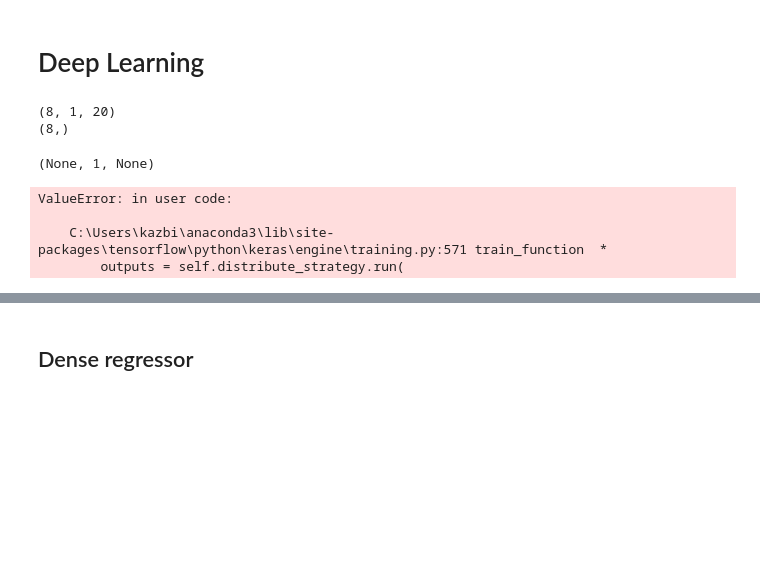
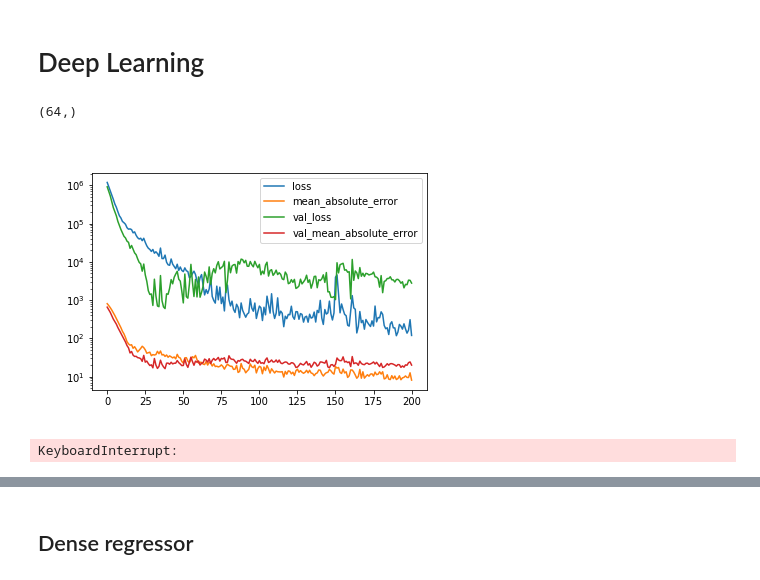
Before and after one commit to elda27/RegressionBenchmark, a Jupyter notebook: HousePriceRegression.ipynb, the cells around one changed output, grey strips where cells are left out. Saved outputs shown, nothing was run; the diff lists cells and outputs as text; code cells hidden in the pictures; blank space fills up the shorter version.

```diff
--- a/HousePriceRegression.ipynb
+++ b/HousePriceRegression.ipynb
@@ -131,7 +131,7 @@ if indices_file.exists():
     with open(indices_file, 'rb') as fp:
         indices = pickle.load(fp)
 else:
-    inds = np.arange(len(train_df))
+    inds = np.arange(len(orig_train_df))
     kfold = KFold(KFOLD)
     for train_indices, test_indices in kfold.split(inds):
         train_indices, valid_indices = train_test_split(train_indices, train_size=0.8)
@@ -363,6 +363,7 @@ class ResidualDense(tf.keras.Model):
         self.bn2 = tf.keras.layers.BatchNormalization()
         self.d2 = tf.keras.layers.Dense(units, **kwargs)
         self.activation = activation
+
     @tf.function
     def call(self, x, training=True):
         y = self.activation(self.d1(self.bn1(x, training=training), training=training))
@@ -472,17 +473,19 @@ class SelfAttentionRegression(tf.keras.Model):
         self.d1 = tf.keras.layers.Dense(output_dim, activation=None)
         self.output_dim = output_dim
 
+    @tf.function
     def call(self, x, training=True, mask=None):
-        x = tf.reshape(x, (tf.shape(x)[0], 1, -1))
-        print(x.shape)
+#         print(x.shape)
         x = self.d0(x)
         for mha, dropout, normalize in zip(self.attention_layers, self.dropouts, self.normalizes):
             attn_output, _ = mha(x, x, x, mask)  # (batch_size, input_seq_len, d_model)
             attn_output = dropout(attn_output, training=training)
             x = normalize(x + attn_output)  # (batch_size, input_seq_len, d_model)
+#             print(x.shape, attn_output.shape)
 
         x = self.d1(x)
-        return tf.reshape(x, (-1, ))
+#         print(x.shape)
+        return tf.squeeze(x)
 
 
 class PlotCallback(tf.keras.callbacks.Callback):
@@ -515,66 +518,78 @@ class PlotCallback(tf.keras.callbacks.Callback):
         clear_output(wait=True)
         display_png(Image(self.byte_image))
 test_model = SelfAttentionRegression(1, n_layers=4, d_model=256)
-print(test_model(tf.random.uniform((8, 20))).shape)
+print(test_model(tf.random.uniform((64, 1, 20))).shape)
 # %% [output]
-(8, 1, 20)
-(8,)
+(64,)
 # %%
 models = []
 output_dir = Path('loss_dense_net')
 output_dir.mkdir(exist_ok=True)
+
+# 'dense', 'resnet', 'attention'
+mode = 'resnet'
+
 
 def make_tf_dataset(xs_df, ys_df):
     return tf.data.Dataset.from_tensor_slices(
         make_tuple_dataset(xs_df, ys_df)
     ).shuffle(buffer_size=len(xs_df)) \
       .batch(64)
+
 def make_tuple_dataset(xs_df, ys_df):
-    return (
-        xs_df.to_numpy().astype(np.float32),
-        ys_df.to_numpy().astype(np.float32)
-    )
+    if mode == 'attention':
+        return (
+            xs_df.to_numpy().astype(np.float32)[:, None, :],
+            ys_df.to_numpy().astype(np.float32)
+        )
+    else:
+        return (
+            xs_df.to_numpy().astype(np.float32),
+            ys_df.to_numpy().astype(np.float32)
+        )
 for i in trange(KFOLD):
     with tf.device('/gpu:0'):
         train_df, valid_df, test_df = get_dataset(i, no_valid=no_valid)
         train_xs_df, train_ys_df, converters = get_data(train_df, fillna='median', y_log=True)
         valid_xs_df, valid_ys_df, _ = get_data(valid_df, converters=converters)
         test_xs_df, test_ys_df, _ = get_data(test_df, converters=converters)
 
         #train_dataset = make_tf_dataset(train_xs_df, train_ys_df)
         #valid_dataset = make_tf_dataset(valid_xs_df, valid_ys_df)
         train_dataset = make_tuple_dataset(train_xs_df, train_ys_df)
         valid_dataset = make_tuple_dataset(valid_xs_df, valid_ys_df)
 
-        # model = DenseRegressor([1000] * 4 + [1])
-        # model = ResidualRegressor(1, n_layers=30, n_dims=1000)
-        model = SelfAttentionRegression(1, n_layers=4, d_model=256)
+        if mode == 'dense':
+            model = DenseRegressor([1000] * 4 + [1])
+        elif mode == 'resnet':
+            model = ResidualRegressor(1, n_layers=30, n_dims=1000)
+        elif mode == 'attention':
+            model = SelfAttentionRegression(1, n_layers=4, d_model=256)
         model.compile(
             optimizer=tf.keras.optimizers.Adam(learning_rate=1e-5),
             loss=['mean_squared_error'], #mean_squared_logarithmic_error
             metrics=['mean_absolute_error'],
         )
 
         plot_callback =  PlotCallback(step=100)
         callbacks = [
             plot_callback,
             tf.keras.callbacks.EarlyStopping(monitor='val_loss', patience=500)
         ]
         model.fit(
             *train_dataset, epochs=30000,
+            batch_size=64,
+            shuffle=True,
             validation_data=valid_dataset,
             callbacks=callbacks,
             verbose=0
         )
         plot_callback.saveas(output_dir / f'loss_{i}.png')
 
         models.append(model)
 # %% [output]
+[figure, added]
-(None, 1, None)
+KeyboardInterrupt:
-ValueError: in user code:
-
-    C:\Users\kazbi\anaconda3\lib\site-packages\tensorflow\python\keras\engine\training.py:571 train_function  *
-        outputs = self.distribute_strategy.run(
 # %%
 # Evaluation models
 BATCH_SIZE = 64
```
Also changed, not shown: parts of 2 cells of this notebook.
